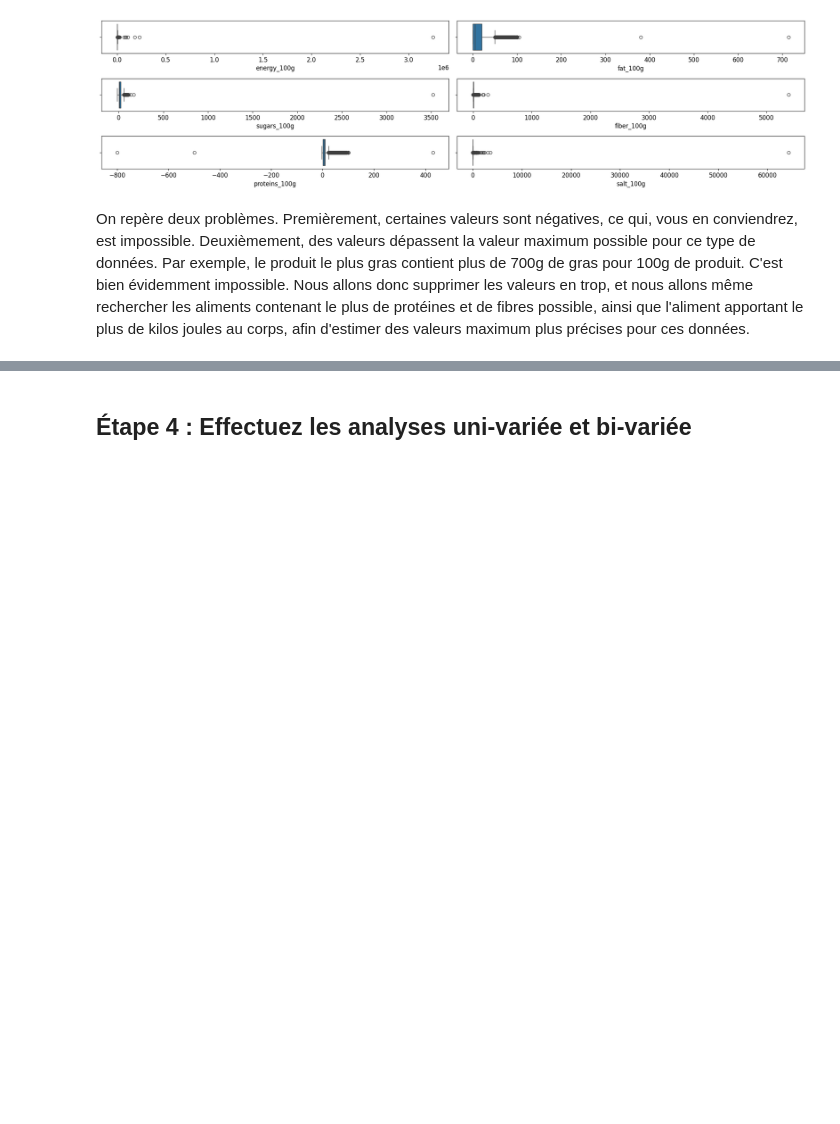
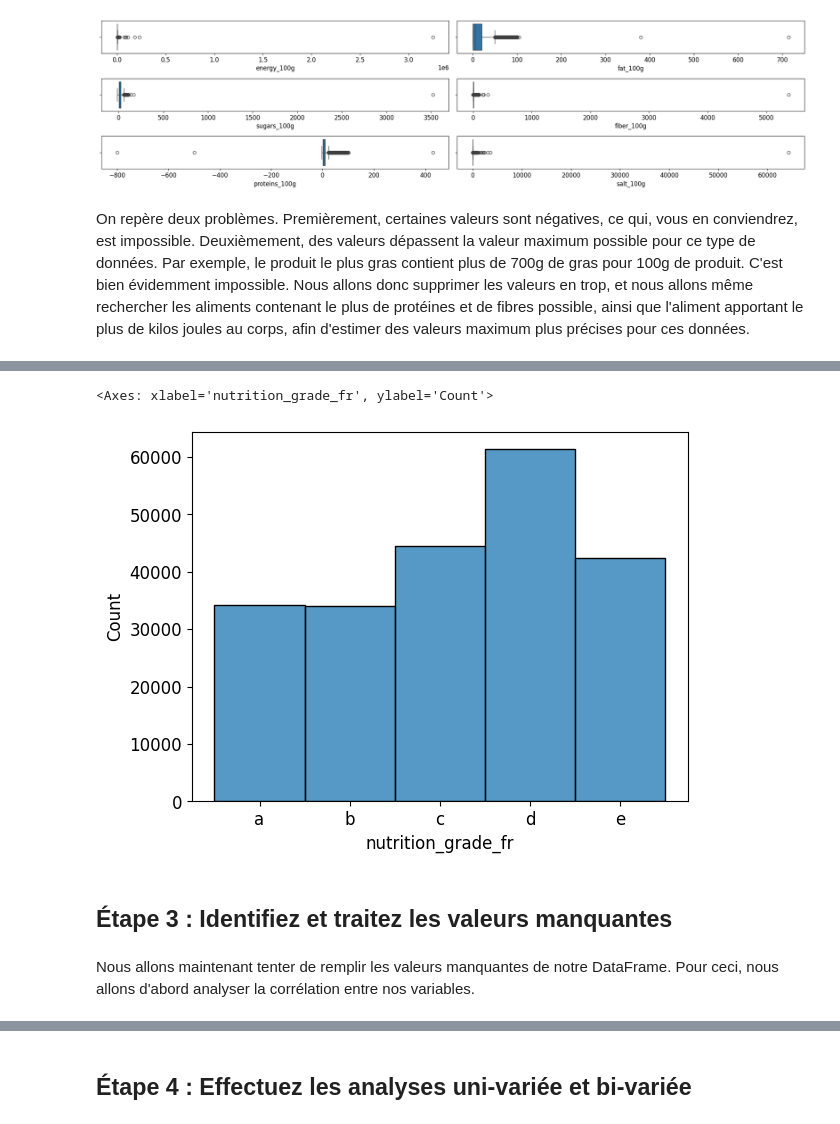
Before and after one commit to tdechanet/IAEngP3, a Jupyter notebook: analyze.ipynb, the cells around one changed output, grey strips where cells are left out. Cells and saved outputs as stored; diff of their text form; code cells hidden in the pictures; blank space fills up the shorter version.

```diff
--- a/analyze.ipynb
+++ b/analyze.ipynb
@@ -192,11 +182,0 @@ Maintenant, nous allons supprimer les produits dont les valeurs dépassent le sc
-# %%
-for value in iqr_scores_df.index:
-    df = df.loc[df[value] <= iqr_scores_df.loc[value, "IQR scores"]]
-
-
-fig, ax = plt.subplots(3, 2, figsize=(20,5))
-ax = ax.flatten()
-
-for i, value in enumerate(nutritive_values[0:len(nutritive_values)]):
-    sns.boxplot(data=df, x=value, ax=ax[i])
-plt.tight_layout()
@@ -210,0 +189,10 @@ array(['d', 'b', 'c', nan, 'e', 'a'], dtype=object)
+# %%
+df['nutrition_grade_fr'] = pd.Categorical(df['nutrition_grade_fr'], ["a","b","c","d","e"])
+sns.histplot(data=df["nutrition_grade_fr"])
+# %% [output]
+<Axes: xlabel='nutrition_grade_fr', ylabel='Count'>
+[figure, added]
+# %% [markdown]
+## Étape 3 : Identifiez et traitez les valeurs manquantes
+# %% [markdown]
+Nous allons maintenant tenter de remplir les valeurs manquantes de notre DataFrame. Pour ceci, nous allons d'abord analyser la corrélation entre nos variables.
```
Also changed, not shown: parts of 23 cells of this notebook.
